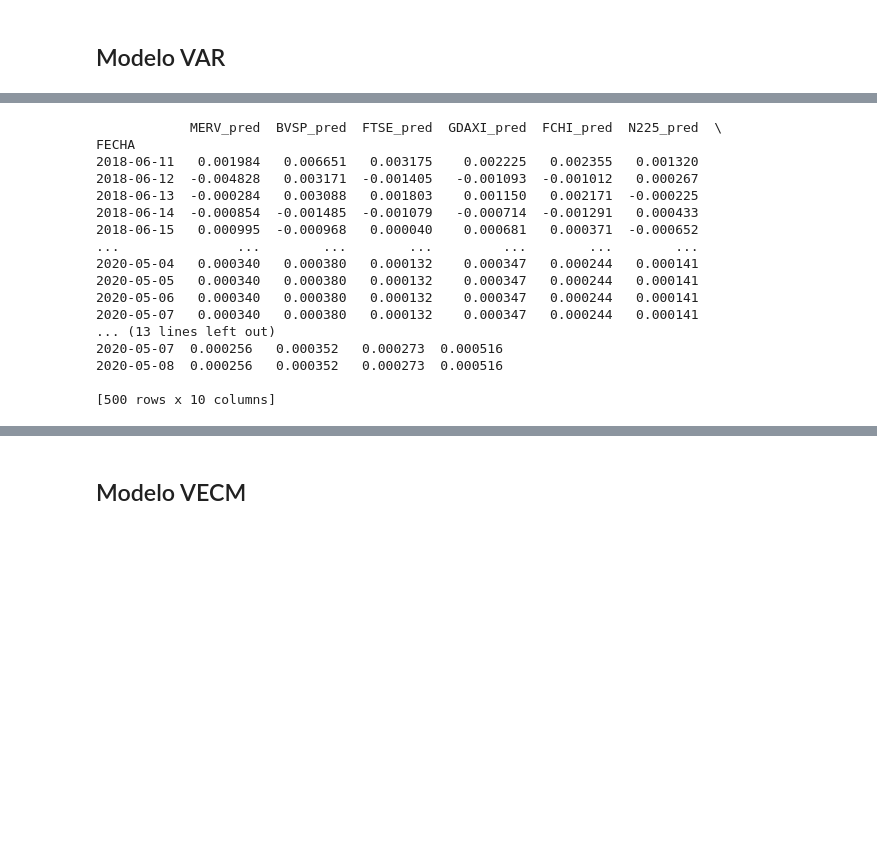
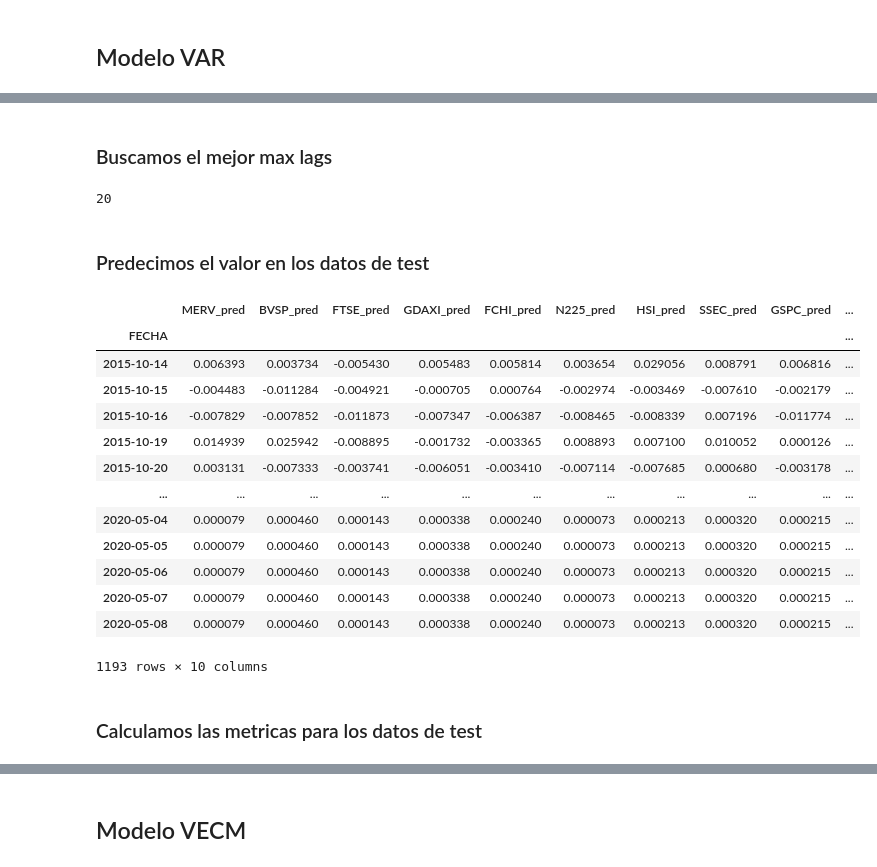
Before and after one commit to Martin317/mentoria-prediccion-indices-financieros, a Jupyter notebook: TP4AprendizajeSupervisado/EnunciadoTP4AprendizajeSupervisado.ipynb, the cells around one changed output, grey strips where cells are left out. Cells and saved outputs as stored; diff of their text form; code cells hidden in the pictures; blank space fills up the shorter version.

```diff
--- a/TP4AprendizajeSupervisado/EnunciadoTP4AprendizajeSupervisado.ipynb
+++ b/TP4AprendizajeSupervisado/EnunciadoTP4AprendizajeSupervisado.ipynb
@@ -225,0 +249,17 @@ print(len(log_test_data))
+# %%
+def get_var_mse(max_lags:int, col):
+    var_model = VAR(ret_train_data)
+    var_model_results = var_model.fit(maxlags=max_lags)
+    var_model_lag_order = var_model_results.k_ar
+    var_model_forecast_input_data = ret_val_data.values[-var_model_lag_order:]
+    var_model_pred = var_model_results.forecast(y=var_model_forecast_input_data, steps=len(ret_val_data.index))
+    var_model_pred = (pd.DataFrame(var_model_pred, index=ret_val_data.index, columns=ret_val_data.columns + '_pred'))
+    mse = mean_squared_error(ret_val_data[col], var_model_pred[f'{col}_pred'])
+    return mse
+# %%
+results = pd.DataFrame(columns=['max_lags', 'mse'])
+for max_lags in range(10, 21):
+    mse = get_var_mse(max_lags, target)
+    results = results.append({'max_lags': max_lags, 'mse': mse}, ignore_index=True)
+ordered_results = results.sort_values(by=['mse', 'max_lags']).reset_index(drop=True)
+ordered_results
@@ -226,29 +279,39 @@ print(len(log_test_data))
+# %% [markdown]
+### Buscamos el mejor max lags
+# %%
+best_max_lags = ordered_results.iloc[0]['max_lags']
+best_max_lags = int(best_max_lags)
+best_max_lags
+# %% [output]
+20
+# %% [markdown]
+### Predecimos el valor en los datos de test
 # %%
 var_model = VAR(ret_train_data)
-var_model_results = var_model.fit(maxlags=15, ic='aic')
+var_model_results = var_model.fit(maxlags=best_max_lags)
 var_model_lag_order = var_model_results.k_ar
-var_model_forecast_input_data = ret_train_data.values[-var_model_lag_order:]
-var_model_pred = var_model_results.forecast(y=var_model_forecast_input_data, steps=n_test)
+var_model_forecast_input_data = ret_test_data.values[-var_model_lag_order:]
+var_model_pred = var_model_results.forecast(y=var_model_forecast_input_data, steps=len(ret_test_data.index))
 var_model_pred = (pd.DataFrame(var_model_pred, index=ret_test_data.index, columns=ret_test_data.columns + '_pred'))
+mse = mean_squared_error(ret_test_data[target], var_model_pred[f'{target}_pred'])
-# %%
-print(var_model_pred)
-# %% [output]
-            MERV_pred  BVSP_pred  FTSE_pred  GDAXI_pred  FCHI_pred  N225_pred  \
-FECHA
-2018-06-11   0.001984   0.006651   0.003175    0.002225   0.002355   0.001320
-2018-06-12  -0.004828   0.003171  -0.001405   -0.001093  -0.001012   0.000267
-2018-06-13  -0.000284   0.003088   0.001803    0.001150   0.002171  -0.000225
-2018-06-14  -0.000854  -0.001485  -0.001079   -0.000714  -0.001291   0.000433
-2018-06-15   0.000995  -0.000968   0.000040    0.000681   0.000371  -0.000652
-...               ...        ...        ...         ...        ...        ...
-2020-05-04   0.000340   0.000380   0.000132    0.000347   0.000244   0.000141
-2020-05-05   0.000340   0.000380   0.000132    0.000347   0.000244   0.000141
-2020-05-06   0.000340   0.000380   0.000132    0.000347   0.000244   0.000141
-2020-05-07   0.000340   0.000380   0.000132    0.000347   0.000244   0.000141
-... (13 lines left out)
-2020-05-07  0.000256   0.000352   0.000273  0.000516
-2020-05-08  0.000256   0.000352   0.000273  0.000516
-
-[500 rows x 10 columns]
+# %%
+var_model_pred
+# %% [output]
+|  | MERV_pred | BVSP_pred | FTSE_pred | GDAXI_pred | FCHI_pred | N225_pred | HSI_pred | SSEC_pred | GSPC_pred | ... |
+| FECHA |  |  |  |  |  |  |  |  |  | ... |
+| 2015-10-14 | 0.006393 | 0.003734 | -0.005430 | 0.005483 | 0.005814 | 0.003654 | 0.029056 | 0.008791 | 0.006816 | ... |
+| 2015-10-15 | -0.004483 | -0.011284 | -0.004921 | -0.000705 | 0.000764 | -0.002974 | -0.003469 | -0.007610 | -0.002179 | ... |
+| 2015-10-16 | -0.007829 | -0.007852 | -0.011873 | -0.007347 | -0.006387 | -0.008465 | -0.008339 | 0.007196 | -0.011774 | ... |
+| 2015-10-19 | 0.014939 | 0.025942 | -0.008895 | -0.001732 | -0.003365 | 0.008893 | 0.007100 | 0.010052 | 0.000126 | ... |
+| 2015-10-20 | 0.003131 | -0.007333 | -0.003741 | -0.006051 | -0.003410 | -0.007114 | -0.007685 | 0.000680 | -0.003178 | ... |
+| ... | ... | ... | ... | ... | ... | ... | ... | ... | ... | ... |
+| 2020-05-04 | 0.000079 | 0.000460 | 0.000143 | 0.000338 | 0.000240 | 0.000073 | 0.000213 | 0.000320 | 0.000215 | ... |
+| 2020-05-05 | 0.000079 | 0.000460 | 0.000143 | 0.000338 | 0.000240 | 0.000073 | 0.000213 | 0.000320 | 0.000215 | ... |
+| 2020-05-06 | 0.000079 | 0.000460 | 0.000143 | 0.000338 | 0.000240 | 0.000073 | 0.000213 | 0.000320 | 0.000215 | ... |
+| 2020-05-07 | 0.000079 | 0.000460 | 0.000143 | 0.000338 | 0.000240 | 0.000073 | 0.000213 | 0.000320 | 0.000215 | ... |
+| 2020-05-08 | 0.000079 | 0.000460 | 0.000143 | 0.000338 | 0.000240 | 0.000073 | 0.000213 | 0.000320 | 0.000215 | ... |
+1193 rows × 10 columns
+# %% [markdown]
+### Calculamos las metricas para los datos de test
 # %%
 # Mean absolute error
```
Also changed, not shown: parts of 14 cells of this notebook.
